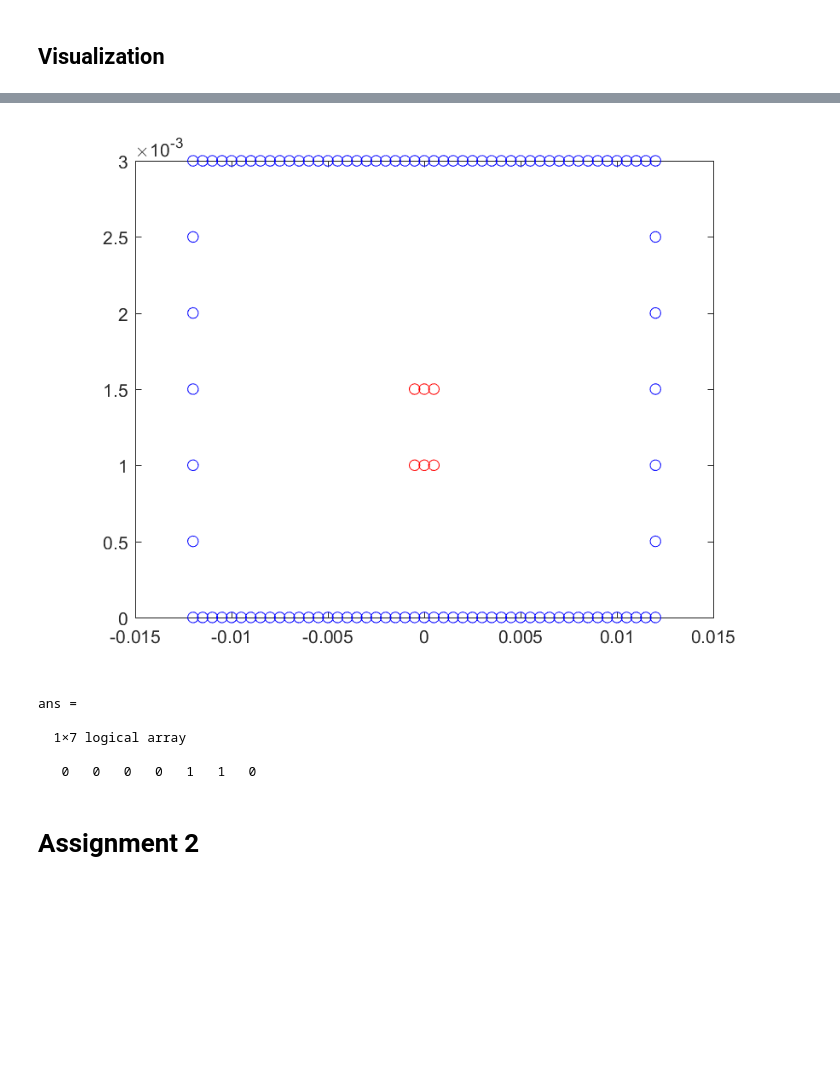
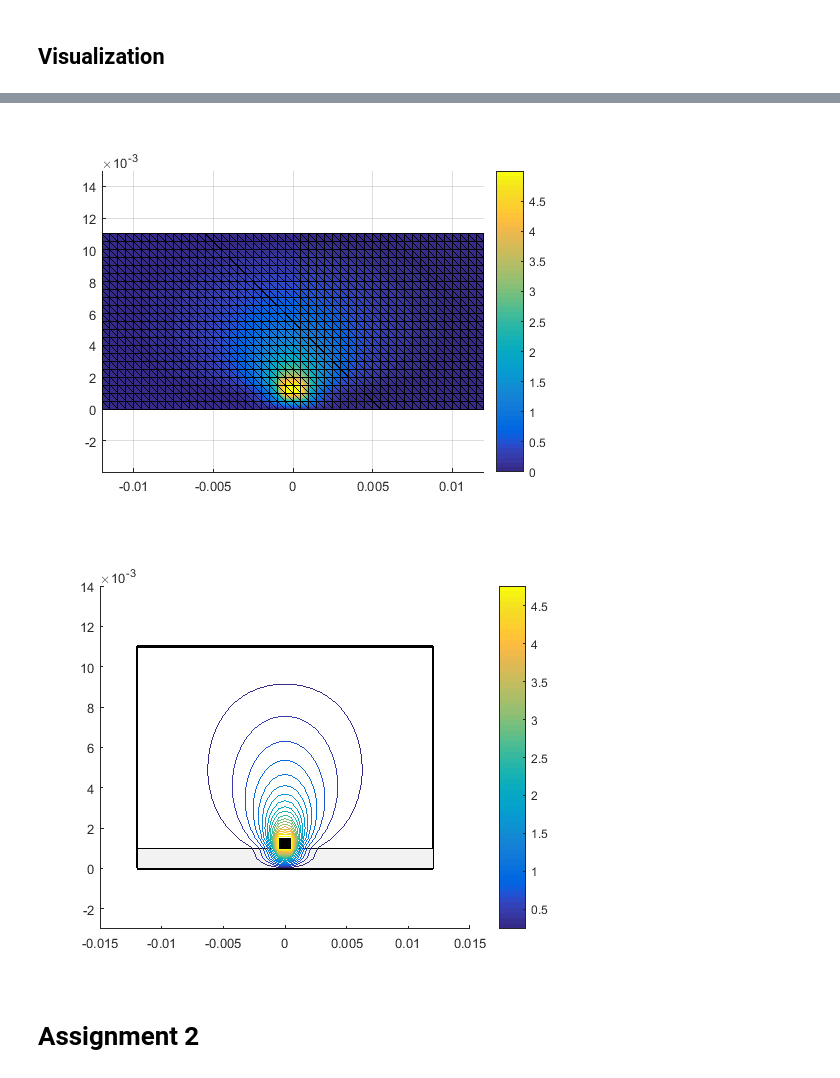
Before and after one commit to ShahnewazAhmed/Applied_EM, a Jupyter notebook: Assignment_EEE6601.ipynb, the cells around one changed output, grey strips where cells are left out. Saved outputs shown, nothing was run; the diff lists cells and outputs as text; code cells hidden in the pictures; blank space fills up the shorter version.

```diff
--- a/Assignment_EEE6601.ipynb
+++ b/Assignment_EEE6601.ipynb
@@ -80,28 +99,47 @@ ylabel('y(m)','fontweight','bold')
-# %%
-xx = length(X);
-yy = length(Y);
-boundary_X = [X(1) * ones(1,yy) , X, X(end) * ones(1,yy), flip(X)];
-boundary_Y = [Y, Y(end)*ones(1,xx), Y, Y(1)*ones(1,xx)];
-plot(boundary_X, boundary_Y,'bo')
-hold on
-m_x = X(abs(X) <= (W/2 + dx / 100));
-m_y = Y(and(Y >= h_2 , Y <= h_2 + T));
-m_xx = length(m_x);
-m_yy = length(m_y);
-bb_X = [m_x(1) * ones(1,m_yy) , m_x, m_x(end) * ones(1,m_yy), flip(m_x)];
-bb_Y = [m_y, m_y(end)*ones(1,m_xx), m_y, m_y(1)*ones(1,m_xx)];
-plot(bb_X,bb_Y,'ro')
-# %% [output]
-[figure, removed]
-# %%
-% abs(X)<=W/2
-format long
-# %% [output]
-ans =
-
-  1×7 logical array
-
-   0   0   0   0   1   1   0
+# %%
+xx = length(X);
+yy = length(Y);
+ind = reshape(1:xx*yy,xx,yy);
+mx_region = (abs(x) <= (W/2 + dx / 100)).*ind;
+my_region = (and(y >= h_2 , y <= h_2 + T)).*ind;
+m_region = intersect(mx_region,my_region);
+m_region = m_region(2:end);
+boundary = [1:xx,xx+1:xx:xx*yy,2*xx:xx:xx*yy,xx*yy-xx+2:xx*yy-1];
+# %%
+K(boundary,:)=0;
+K(:,boundary)=0;
+F(boundary)=0;
+K(boundary,boundary)=speye(length(boundary),length(boundary));
+
+V_metal = 5;
+F_metal = V_metal*K(:,m_region)*ones(length(m_region),1);
+
+K(m_region,:)=0;
+K(:,m_region)=0;
+F(m_region)=V_metal;
+K(m_region,m_region)=speye(length(m_region),length(m_region));
+
+Kb=K;
+Fb=F - F_metal;
+U=Kb\Fb;
+# %%
+trisurf(tri,p(:,1),p(:,2),0*p(:,1),U,'edgecolor','k','facecolor','interp');
+view(2),axis equal,colorbar
+# %% [output]
+[figure, added]
+# %%
+figure
+hold on
+plot([X(1),X(1),X(end),X(end),X(1)], ...
+     [Y(1),Y(end),Y(end),Y(1),Y(1)],'k', 'linewidth',2)
+patch([X(1),X(1),X(end),X(end),X(1)], [Y(1),h_2,h_2,Y(1),Y(1)], [0.95,0.95,0.95])
+patch([-W,-W,W,W,-W]/2, [h_2,h_2+T,h_2+T,h_2,h_2], 'k')
+
+axis([X(1)-0.3*cm, X(end)+0.3 *cm, Y(1)-0.3*cm, Y(end)+0.3*cm])
+potential = reshape(U,xx,yy);
+contour(x,y,potential,20);colorbar
+# %% [output]
+[figure, added]
 # %% [markdown]
 # Assignment 2
 # %% [markdown]
```
Also changed, not shown: parts of 3 cells of this notebook.
